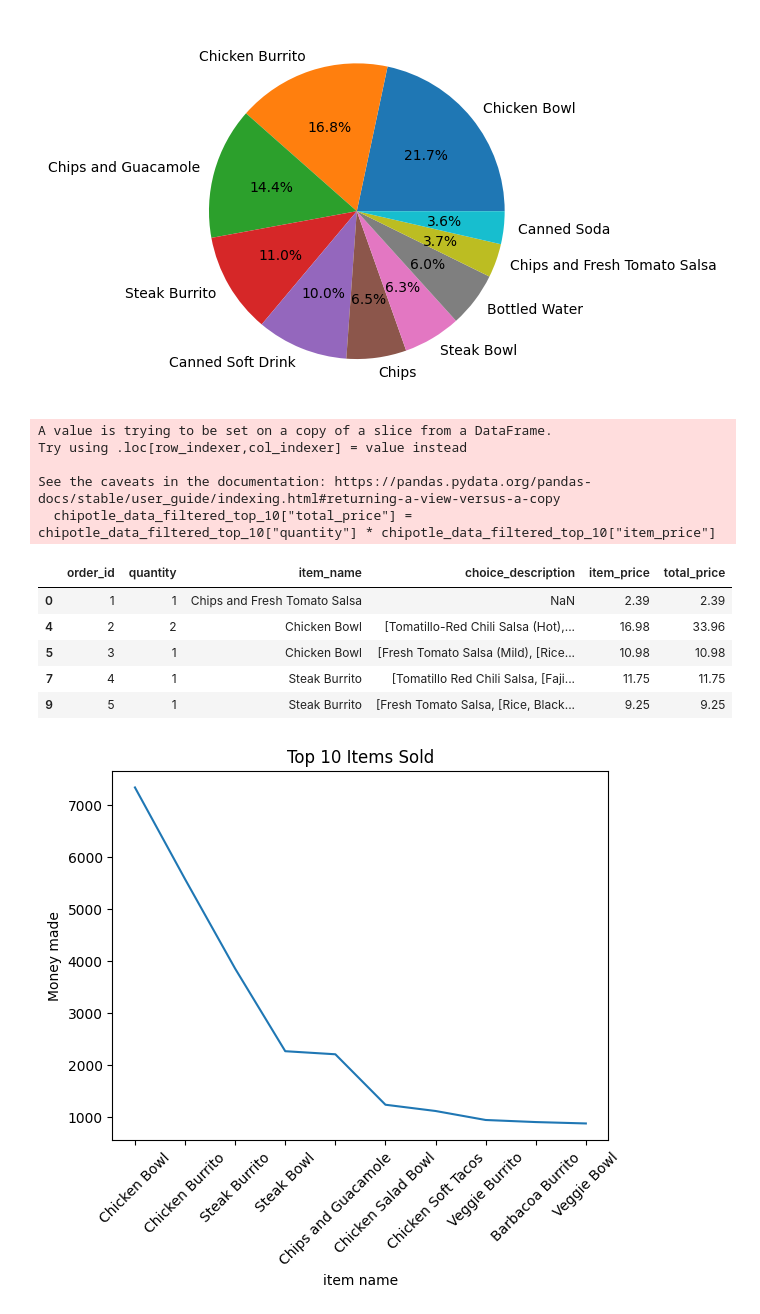
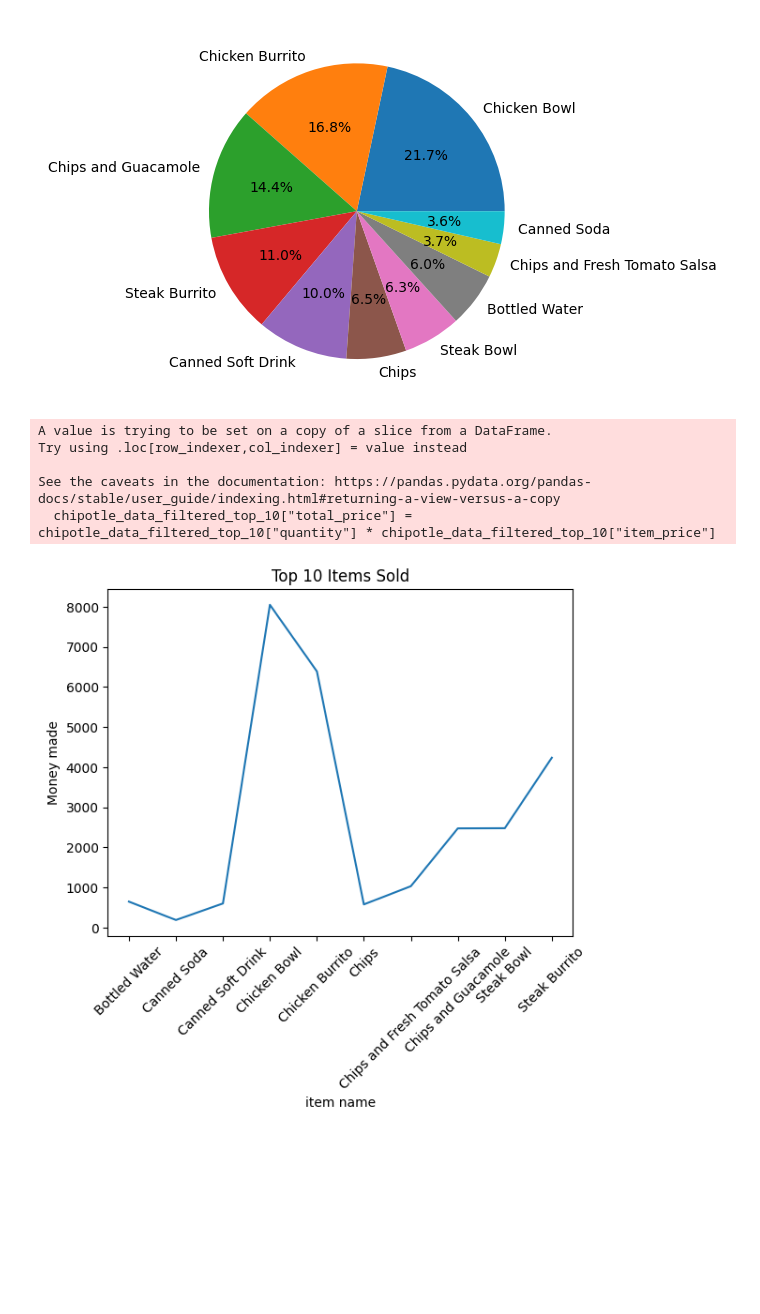
Before and after one commit to build-summer-2024/teal-team-data-exploration, a Jupyter notebook: main.ipynb, the cells around one changed output. Cells and saved outputs as stored; diff of their text form; code cells hidden in the pictures; blank space fills up the shorter version.

Commit message:
fixed total spent question

```diff
--- a/main.ipynb
+++ b/main.ipynb
@@ -119,39 +119,32 @@ plt.show()
 # %%
 # 10.Create a line graph showing
 # how much money was spent on the top 10 items ordered.
 chipotle_data["item_price"] = chipotle_data["item_price"].str.replace("$","").astype(float)
 
 
 ## top_10_items = chipotle_data.groupby("item_name")["quantity"].sum()
 chipotle_data_filtered_top_10 = chipotle_data[chipotle_data["item_name"].isin(top_10_items.index)]
 
 ## revenue = quantity * price
 
 chipotle_data_filtered_top_10["total_price"] = chipotle_data_filtered_top_10["quantity"] * chipotle_data_filtered_top_10["item_price"]
 
 ##TODO: Calculate how much in total was spent
-display(chipotle_data_filtered_top_10.head())
+
+total_spent = chipotle_data_filtered_top_10.groupby("item_name")["total_price"].sum()
 
 ## modify item_proce column in order
 ## to remove dollar signs and make it float data type
-# item_orders2 = chipotle_data.groupby("item_name")["item_price"].sum()
-# top10_price = item_orders2.nlargest(10)
-# seaborn.lineplot(x=top10_price.index,y=top10_price.values)
-# plt.xlabel("item name")
-# plt.ylabel("Money made")
-# plt.title("Top 10 Items Sold")
-# plt.xticks(rotation=45)
-# plt.show()
+seaborn.lineplot(total_spent)
+plt.xlabel("item name")
+plt.ylabel("Money made")
+plt.title("Top 10 Items Sold")
+plt.xticks(rotation=45)
+plt.show()
 # %% [output]
 A value is trying to be set on a copy of a slice from a DataFrame.
 Try using .loc[row_indexer,col_indexer] = value instead
 
 See the caveats in the documentation: https://pandas.pydata.org/pandas-docs/stable/user_guide/indexing.html#returning-a-view-versus-a-copy
   chipotle_data_filtered_top_10["total_price"] = chipotle_data_filtered_top_10["quantity"] * chipotle_data_filtered_top_10["item_price"]
-|  | order_id | quantity | item_name | choice_description | item_price | total_price |
-| 0 | 1 | 1 | Chips and Fresh Tomato Salsa | NaN | 2.39 | 2.39 |
-| 4 | 2 | 2 | Chicken Bowl | [Tomatillo-Red Chili Salsa (Hot),... | 16.98 | 33.96 |
-| 5 | 3 | 1 | Chicken Bowl | [Fresh Tomato Salsa (Mild), [Rice... | 10.98 | 10.98 |
-| 7 | 4 | 1 | Steak Burrito | [Tomatillo Red Chili Salsa, [Faji... | 11.75 | 11.75 |
-| 9 | 5 | 1 | Steak Burrito | [Fresh Tomato Salsa, [Rice, Black... | 9.25 | 9.25 |
-[figure, old version]
+[figure, new version]
```
Also changed, not shown: parts of 1 cell of this notebook.
